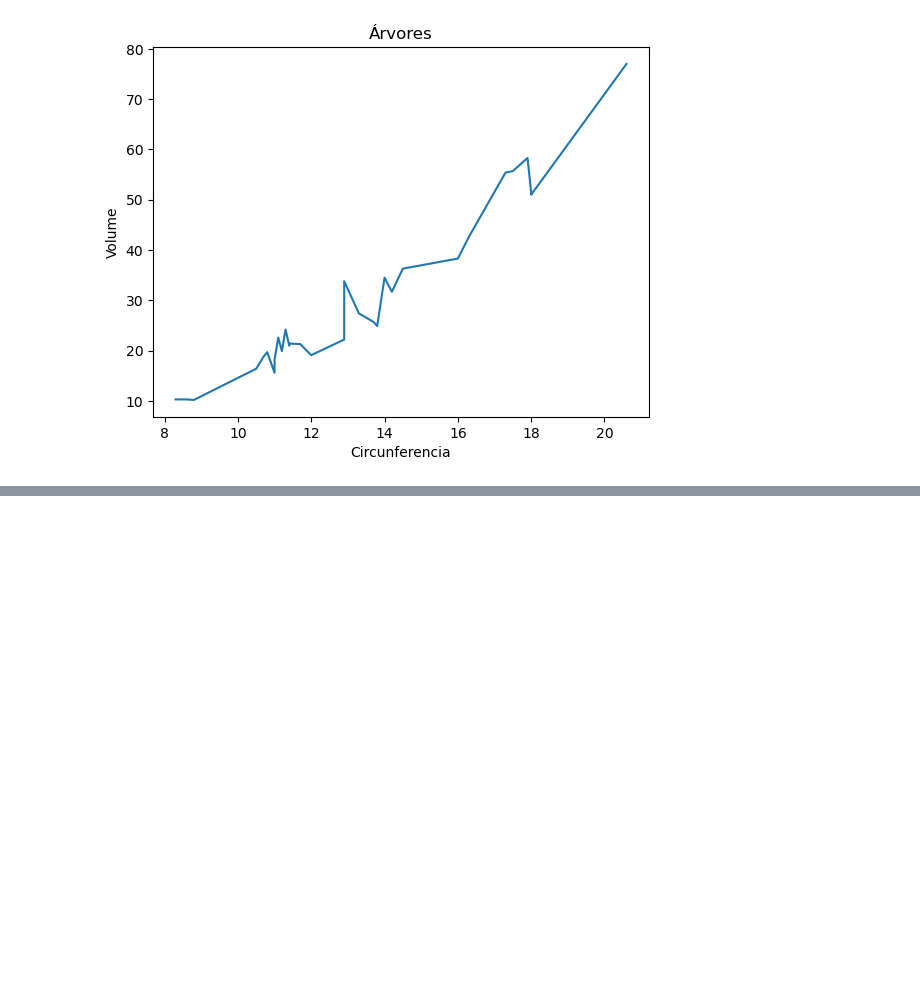
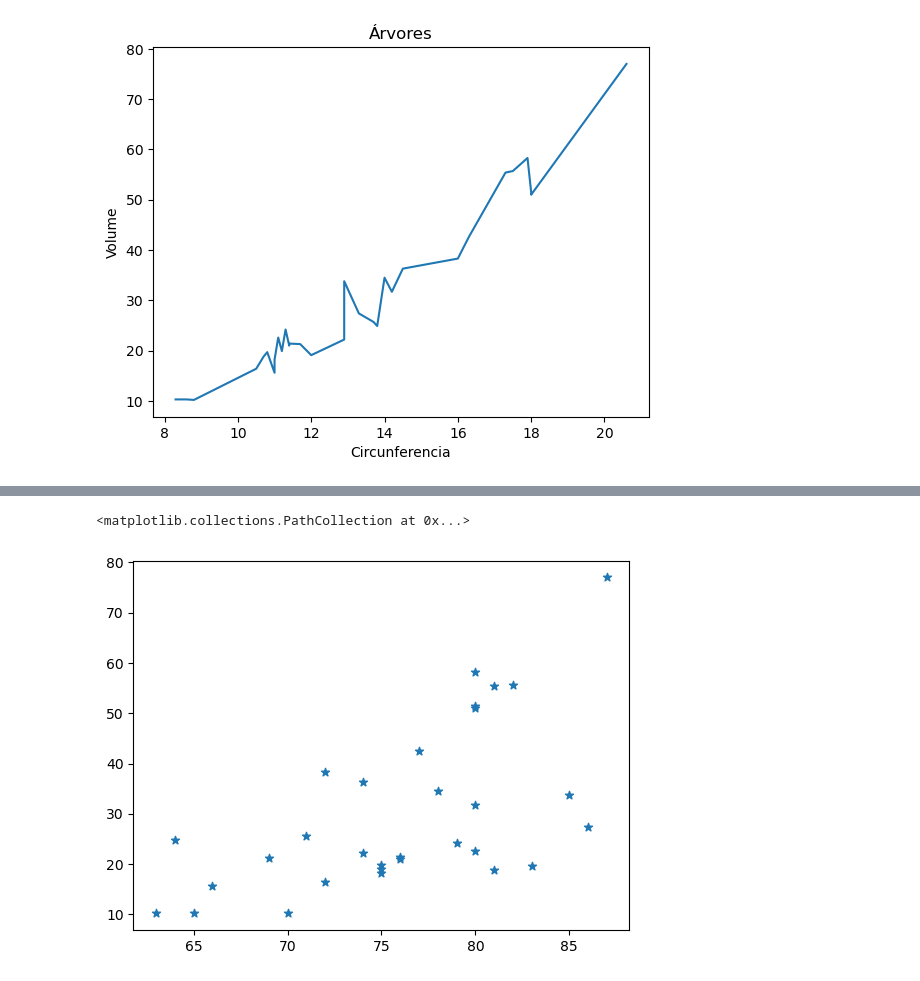
Before and after one commit to oderlanfreire/DataScience-Study, a Jupyter notebook: graficos-visualizacao-e-dashboards/notebooks/script.ipynb, the cells around one changed output, grey strips where cells are left out. Cells and saved outputs as stored; diff of their text form; code cells hidden in the pictures; blank space fills up the shorter version.

```diff
--- a/graficos-visualizacao-e-dashboards/notebooks/script.ipynb
+++ b/graficos-visualizacao-e-dashboards/notebooks/script.ipynb
@@ -114,0 +132,6 @@ sns.regplot(x=dataframe.Girth, y=dataframe.Volume, data=dataframe, x_jitter=0.3,
+# %%
+# Height com volume
+plt.scatter(dataframe.Height, dataframe.Volume, marker='*')
+# %% [output]
+<matplotlib.collections.PathCollection at 0x...>
+[figure, added]
```
Also changed, not shown: parts of 33 cells of this notebook, 2 other files.
